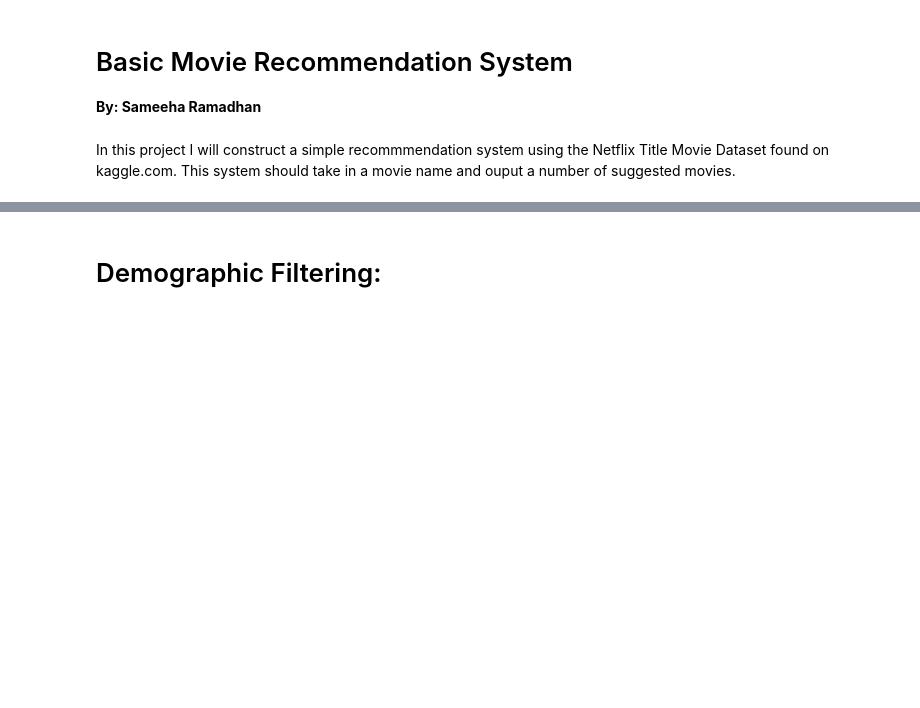
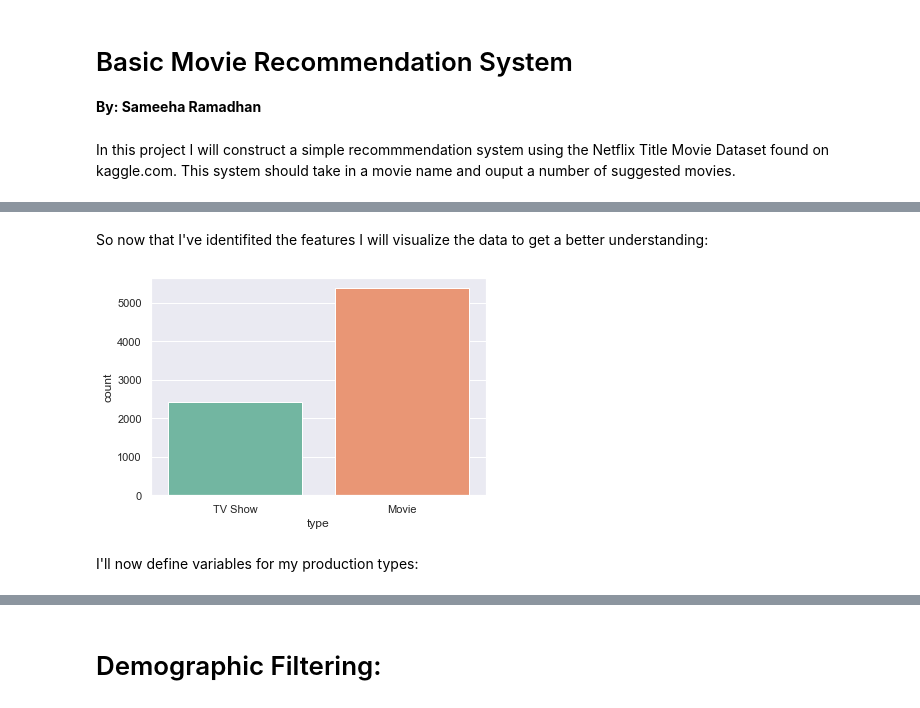
Before and after one commit to samtuleen/movie_recommendation_system, a Jupyter notebook: basic_movie_system-Netflix.ipynb, the cells around one changed output, grey strips where cells are left out. Cells and saved outputs as stored; diff of their text form; code cells hidden in the pictures; blank space fills up the shorter version.

```diff
--- a/basic_movie_system-Netflix.ipynb
+++ b/basic_movie_system-Netflix.ipynb
@@ -49,2 +16,0 @@ credits.head(2)
-# %%
-movies= movies.merge(credits,on='id')
@@ -59,0 +32,9 @@ A quick examination of the dataframe shows that the title column was duplicated
+# %% [markdown]
+So now that I've identifited the features I will visualize the data to get a better understanding:
+# %%
+sns.set(style="darkgrid")
+ax = sns.countplot(x="type", data=movies, palette="Set2")
+# %% [output]
+[figure, added]
+# %% [markdown]
+I'll now define variables for my production types:
```
Also changed, not shown: parts of 13 cells of this notebook, 1 other file.
